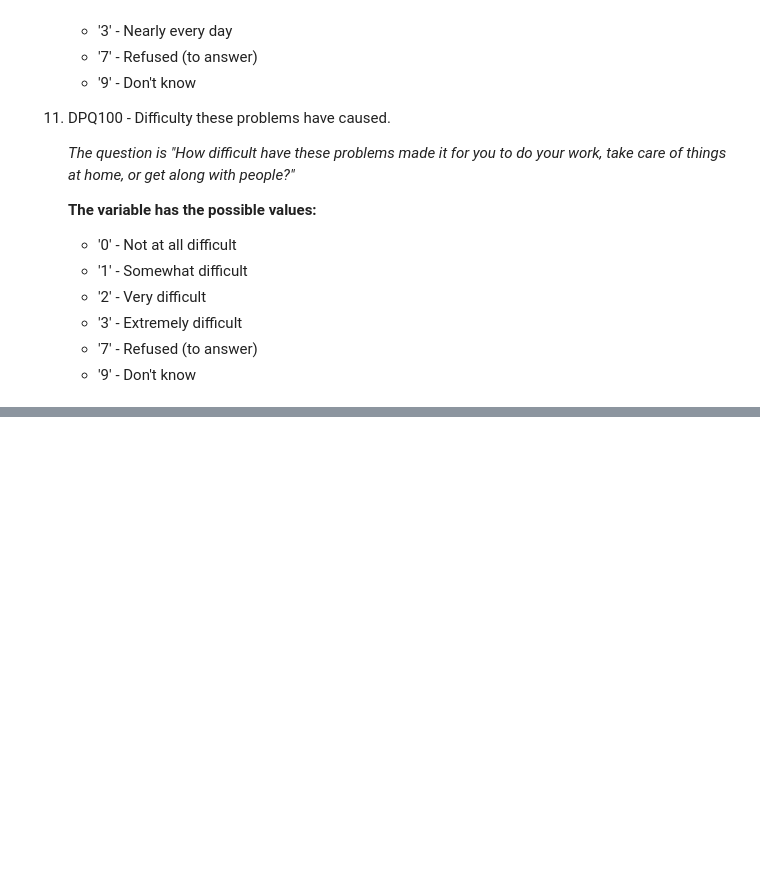
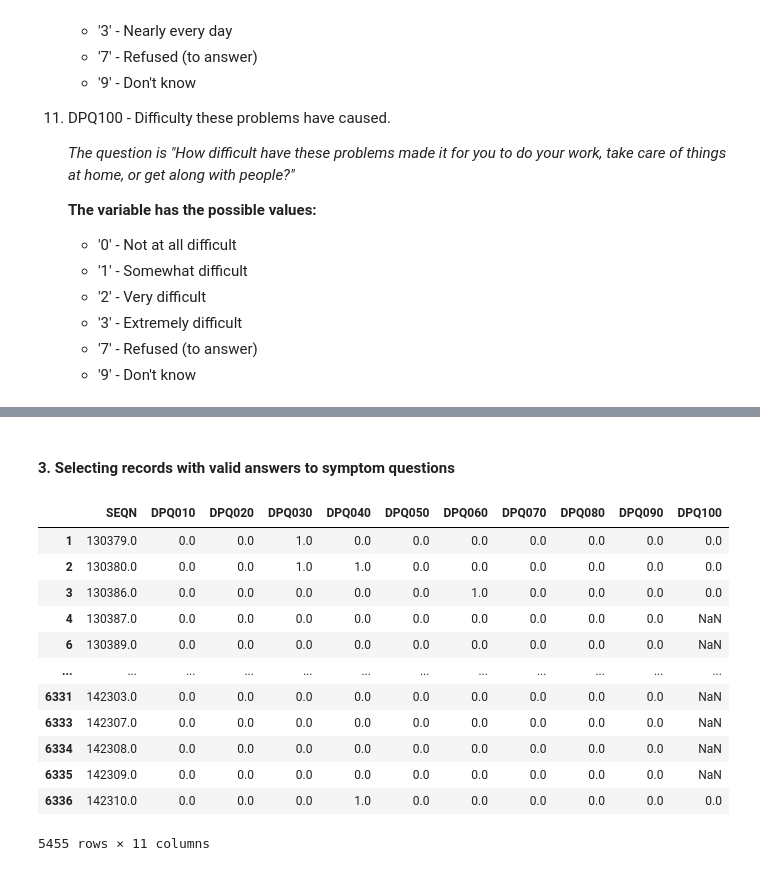
Before and after one commit to SabinaSid/NHANES_mental_health_analysis, a Jupyter notebook: Notebooks/01_demographics_and_depression.ipynb, the cells around one changed output, grey strips where cells are left out. Cells and saved outputs as stored; diff of their text form; code cells hidden in the pictures; blank space fills up the shorter version.

Commit message:
Clean and prepare DPQ dataset for analysis

```diff
--- a/Notebooks/01_demographics_and_depression.ipynb
+++ b/Notebooks/01_demographics_and_depression.ipynb
@@ -337,0 +358,4 @@ There are 11 variables. Let's briefly review each of them.
+# %%
+dpq_columns = ['DPQ010', 'DPQ020', 'DPQ030', 'DPQ040','DPQ050','DPQ060','DPQ070', 'DPQ080', 'DPQ090', 'DPQ100']
+for column in dpq_columns:
+    print(dpq[column].value_counts(dropna=False).sort_index(), end='\n\n')
@@ -337,0 +389,7 @@ There are 11 variables. Let's briefly review each of them.
+# %%
+dpq_clean = dpq.copy()
+
+dpq_clean[dpq_columns] = dpq_clean[dpq_columns].mask(
+    dpq_clean[dpq_columns] < 1e-70,
+    0
+)
@@ -337,0 +419,24 @@ There are 11 variables. Let's briefly review each of them.
+# %% [markdown]
+#### 3. Selecting records with valid answers to symptom questions
+# %%
+phq9_columns = ['DPQ010', 'DPQ020', 'DPQ030', 'DPQ040','DPQ050','DPQ060','DPQ070', 'DPQ080', 'DPQ090']
+
+valid_phq9 = dpq_clean[phq9_columns].isin([0, 1, 2, 3]).all(axis=1)
+
+filtered_dpq = dpq_clean[valid_phq9].copy()
+
+filtered_dpq
+# %% [output]
+|  | SEQN | DPQ010 | DPQ020 | DPQ030 | DPQ040 | DPQ050 | DPQ060 | DPQ070 | DPQ080 | DPQ090 | DPQ100 |
+| 1 | 130379.0 | 0.0 | 0.0 | 1.0 | 0.0 | 0.0 | 0.0 | 0.0 | 0.0 | 0.0 | 0.0 |
+| 2 | 130380.0 | 0.0 | 0.0 | 1.0 | 1.0 | 0.0 | 0.0 | 0.0 | 0.0 | 0.0 | 0.0 |
+| 3 | 130386.0 | 0.0 | 0.0 | 0.0 | 0.0 | 0.0 | 1.0 | 0.0 | 0.0 | 0.0 | 0.0 |
+| 4 | 130387.0 | 0.0 | 0.0 | 0.0 | 0.0 | 0.0 | 0.0 | 0.0 | 0.0 | 0.0 | NaN |
+| 6 | 130389.0 | 0.0 | 0.0 | 0.0 | 0.0 | 0.0 | 0.0 | 0.0 | 0.0 | 0.0 | NaN |
+| ... | ... | ... | ... | ... | ... | ... | ... | ... | ... | ... | ... |
+| 6331 | 142303.0 | 0.0 | 0.0 | 0.0 | 0.0 | 0.0 | 0.0 | 0.0 | 0.0 | 0.0 | NaN |
+| 6333 | 142307.0 | 0.0 | 0.0 | 0.0 | 0.0 | 0.0 | 0.0 | 0.0 | 0.0 | 0.0 | NaN |
+| 6334 | 142308.0 | 0.0 | 0.0 | 0.0 | 0.0 | 0.0 | 0.0 | 0.0 | 0.0 | 0.0 | NaN |
+| 6335 | 142309.0 | 0.0 | 0.0 | 0.0 | 0.0 | 0.0 | 0.0 | 0.0 | 0.0 | 0.0 | NaN |
+| 6336 | 142310.0 | 0.0 | 0.0 | 0.0 | 1.0 | 0.0 | 0.0 | 0.0 | 0.0 | 0.0 | 0.0 |
+5455 rows × 11 columns
```
Also changed, not shown: parts of 10 cells of this notebook.
